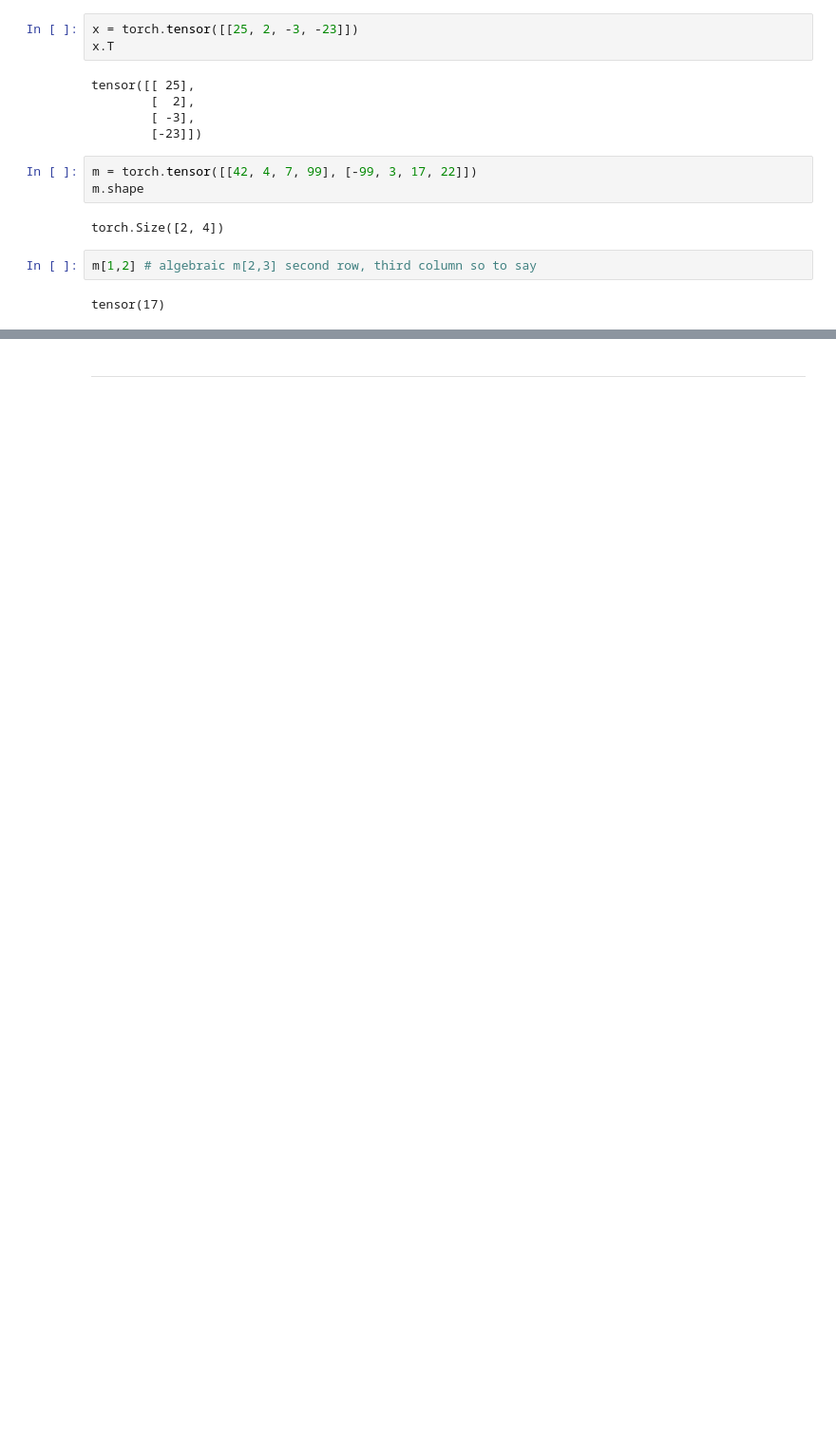
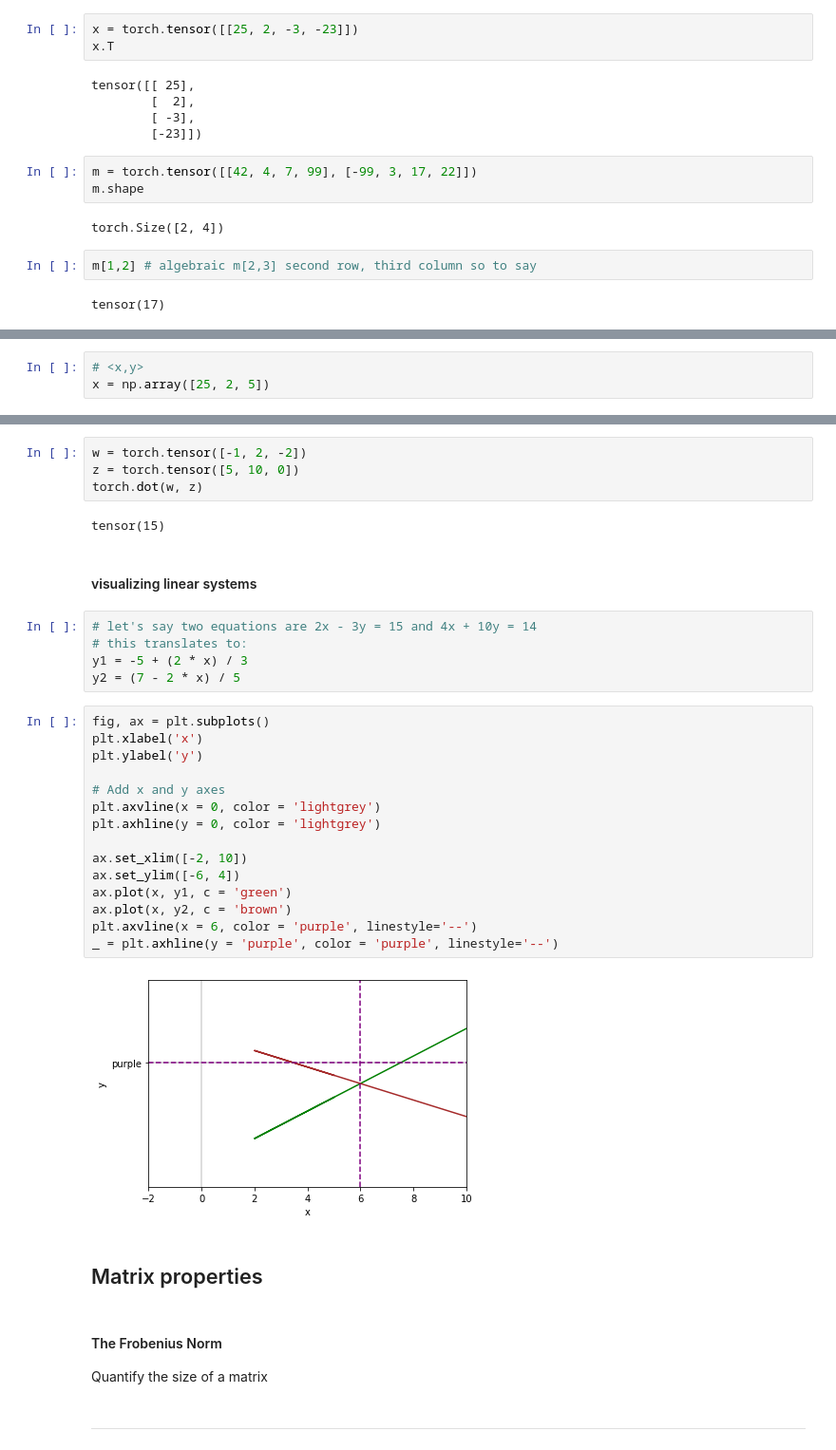
Before and after one commit to EricvanLessen/data-science-and-machine-learning, a Jupyter notebook: mathematical-foundations-of-machine-learning/mathematical-foundations-of-machine-learning.ipynb, the cells around one changed output, grey strips where cells are left out. Shown at 95% size. Saved outputs shown, nothing was run; the diff lists cells and outputs as text; blank space fills up the shorter version.

Commit message:
Tensor operations

```diff
--- a/mathematical-foundations-of-machine-learning/mathematical-foundations-of-machine-learning.ipynb
+++ b/mathematical-foundations-of-machine-learning/mathematical-foundations-of-machine-learning.ipynb
@@ -456,0 +627,3 @@ tensor(17)
+# %%
+# <x,y>
+x = np.array([25, 2, 5])
@@ -457,3 +690,38 @@ tensor(17)
+# %%
+w = torch.tensor([-1, 2, -2])
+z = torch.tensor([5, 10, 0])
+torch.dot(w, z)
+# %% [output]
+tensor(15)
+# %% [markdown]
+#### visualizing linear systems
+# %%
+# let's say two equations are 2x - 3y = 15 and 4x + 10y = 14
+# this translates to:
+y1 = -5 + (2 * x) / 3
+y2 = (7 - 2 * x) / 5
+# %%
+fig, ax = plt.subplots()
+plt.xlabel('x')
+plt.ylabel('y')
+
+# Add x and y axes
+plt.axvline(x = 0, color = 'lightgrey')
+plt.axhline(y = 0, color = 'lightgrey')
+
+ax.set_xlim([-2, 10])
+ax.set_ylim([-6, 4])
+ax.plot(x, y1, c = 'green')
+ax.plot(x, y2, c = 'brown')
+plt.axvline(x = 6, color = 'purple', linestyle='--')
+_ = plt.axhline(y = 'purple', color = 'purple', linestyle='--')
+# %% [output]
+[figure, added]
+# %% [markdown]
+## Matrix properties
+# %% [markdown]
+#### The Frobenius Norm
+Quantify the size of a matrix
 # %% [markdown]
 
 
```
Also changed, not shown: parts of 48 cells of this notebook.
